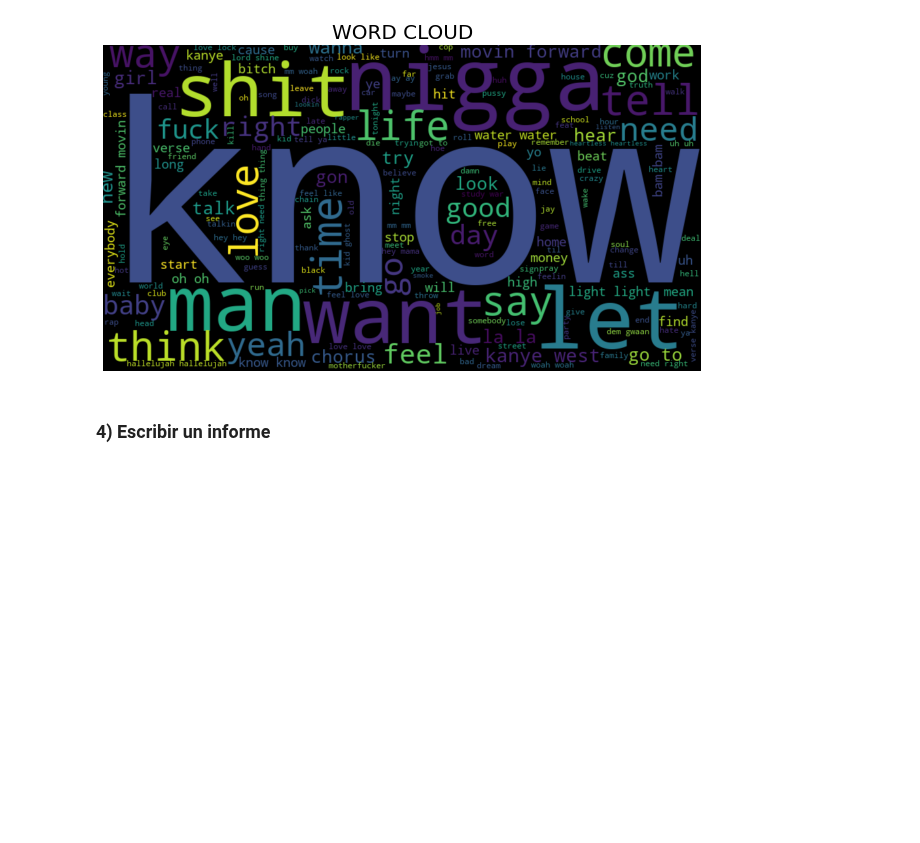
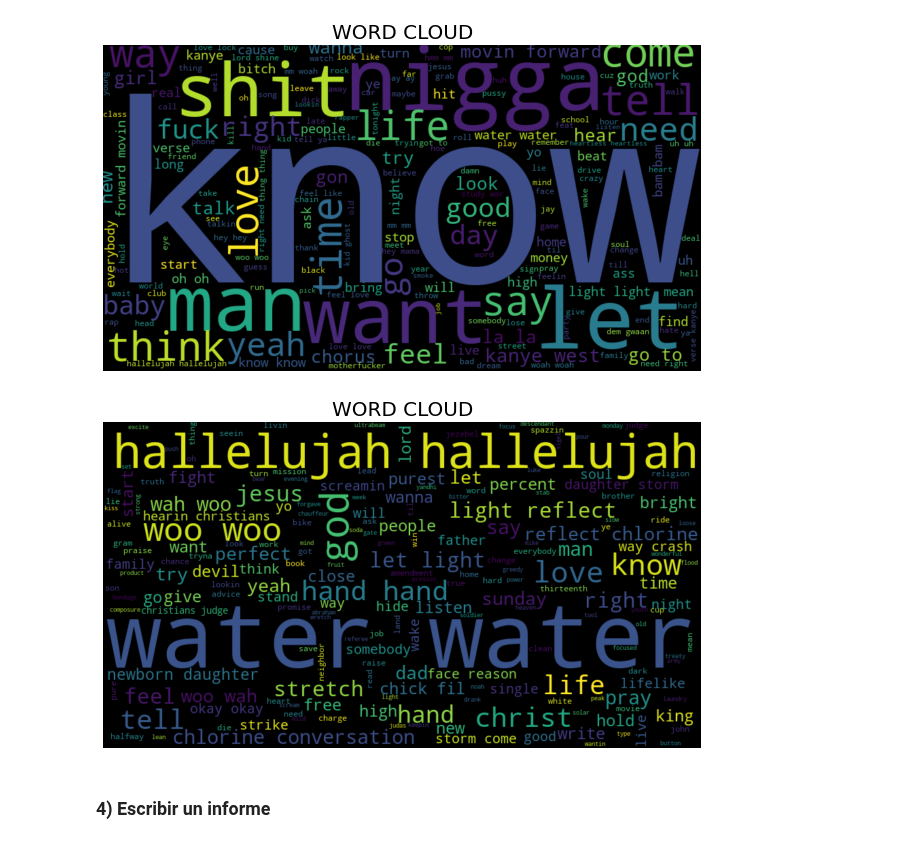
Before and after one commit to karen-pal/mentoria-canciones-DiploDatos, a Jupyter notebook: practico_2.ipynb, the cells around one changed output. Cells and saved outputs as stored; diff of their text form; code cells hidden in the pictures; blank space fills up the shorter version.

```diff
--- a/practico_2.ipynb
+++ b/practico_2.ipynb
@@ -216,5 +224,9 @@ memory usage: 7.3+ KB
 # %%
 lyrics = list(itertools.chain(songs_base["lyrics"].values))
 full_lyrics = [j for i in lyrics for j in i]
-len(full_lyrics)
+#len(full_lyrics)
+
+jesus_is_king_lyrics =  list(itertools.chain(songs_base["lyrics"].head(7).values))
+jik_lyrics = [j for i in jesus_is_king_lyrics for j in i]
+len(jik_lyrics)
 # %% [output]
@@ -250,6 +277,11 @@ text_from_full_lyrics = " ".join(full_lyrics)
 plot_wordcloud_from_string(text_from_full_lyrics)
 # %% [output]
 [figure]
+# %%
+text_from_jik_lyrics = " ".join(jik_lyrics)
+plot_wordcloud_from_string(text_from_jik_lyrics)
+# %% [output]
+[figure, added]
 # %% [markdown]
 ### 4) Escribir un informe
 # %% [markdown]
```
Also changed, not shown: parts of 5 cells of this notebook.
